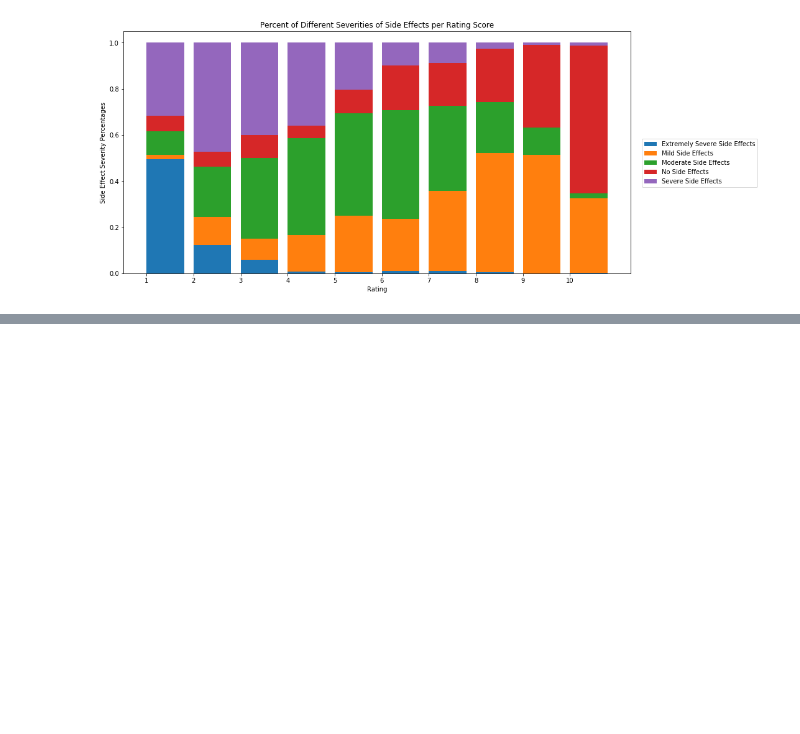
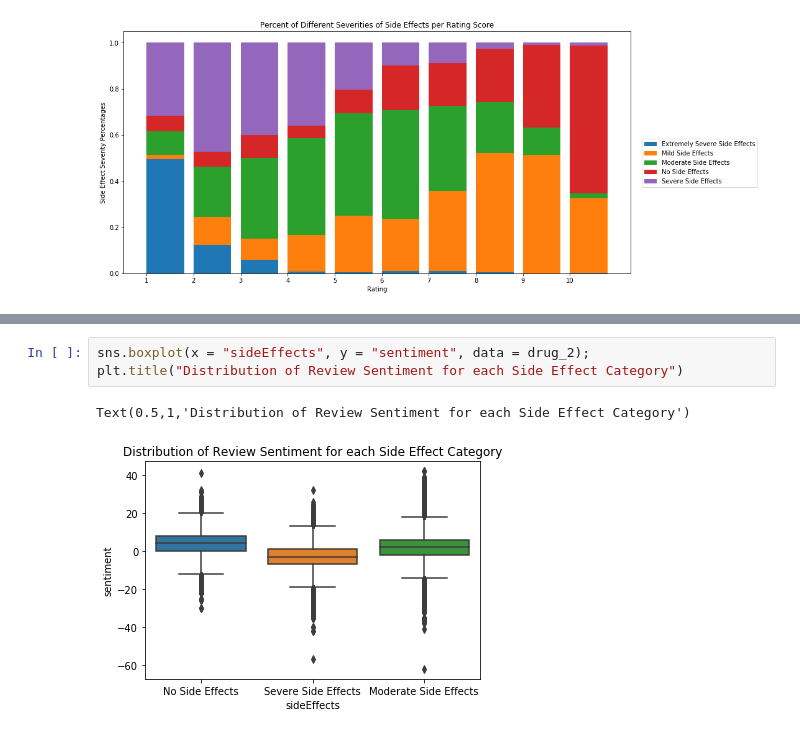
Before and after one commit to jordanfan/drugs, a Jupyter notebook: plots.ipynb, the cells around one changed output, grey strips where cells are left out. Saved outputs shown, nothing was run; the diff lists cells and outputs as text; blank space fills up the shorter version.

```diff
--- a/plots.ipynb
+++ b/plots.ipynb
@@ -141,0 +157,6 @@ plt.title("Percent of Different Severities of Side Effects per Rating Score");
+# %%
+sns.boxplot(x = "sideEffects", y = "sentiment", data = drug_2);
+plt.title("Distribution of Review Sentiment for each Side Effect Category")
+# %% [output]
+Text(0.5,1,'Distribution of Review Sentiment for each Side Effect Category')
+[figure, added]
```
Also changed, not shown: parts of 3 cells of this notebook.
